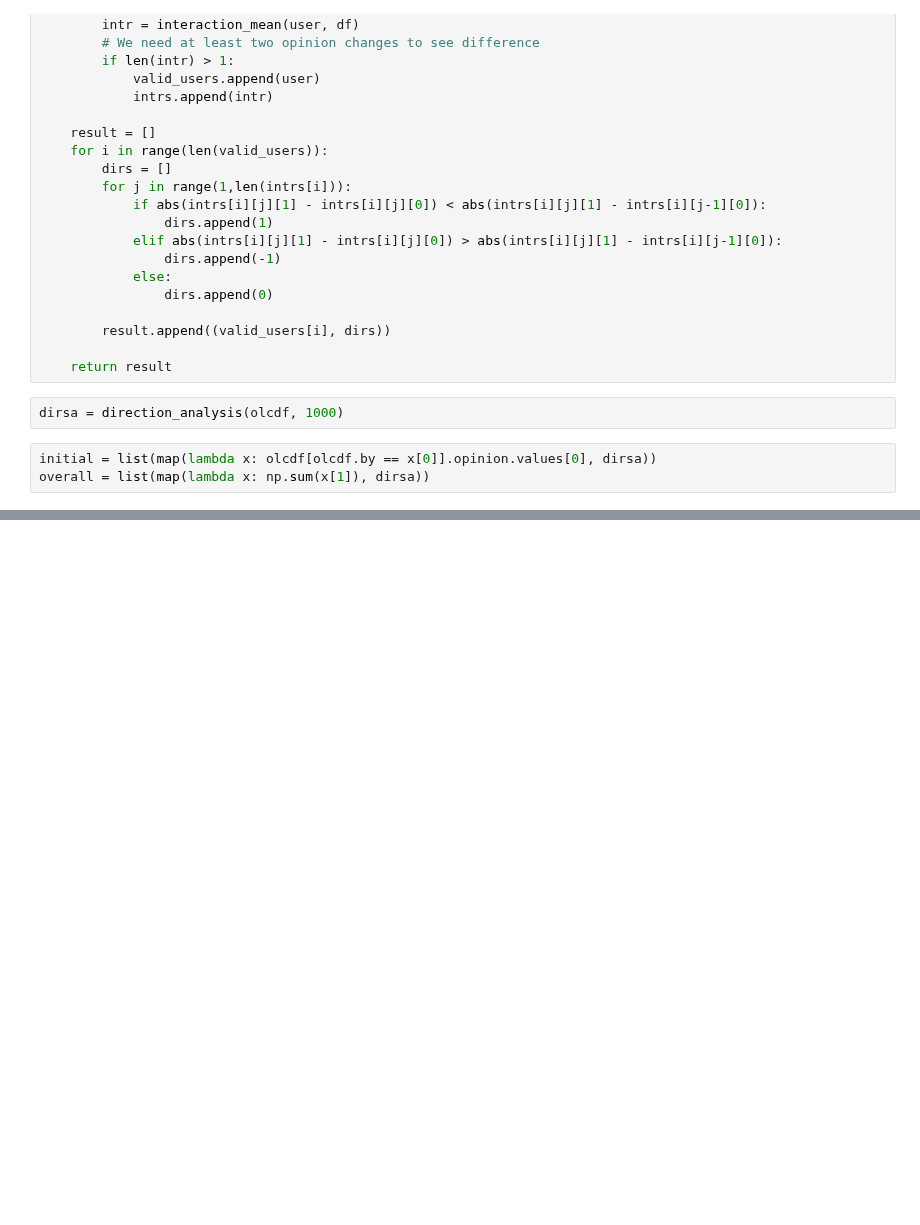
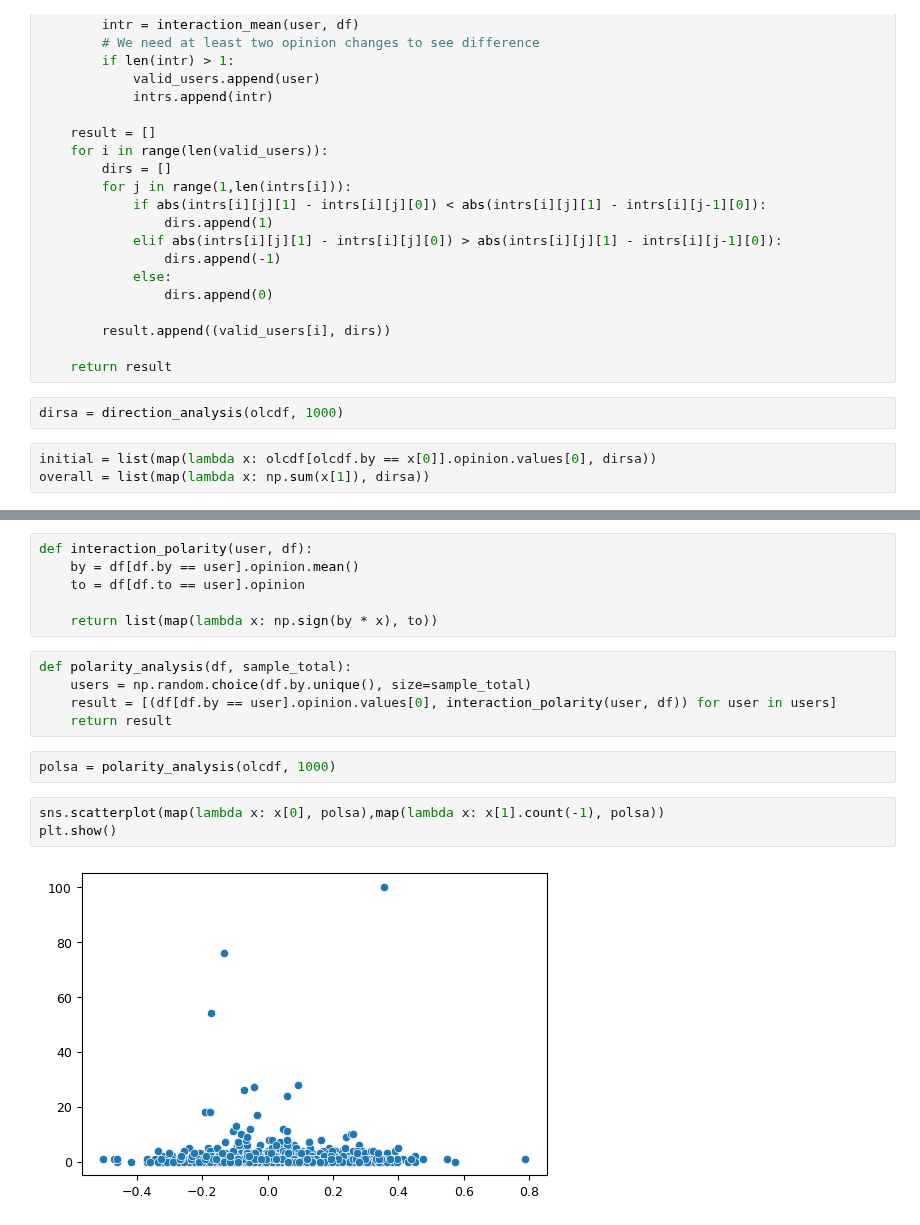
Before and after one commit to J0HNN7G/politic-polar-epsrc, a Jupyter notebook: twitter.ipynb, the cells around one changed output, grey strips where cells are left out. Saved outputs shown, nothing was run; the diff lists cells and outputs as text; blank space fills up the shorter version.

```diff
--- a/twitter.ipynb
+++ b/twitter.ipynb
@@ -556,0 +554,18 @@ sns.scatterplot(map(abs, initial), overall, )
+# %%
+def interaction_polarity(user, df):
+    by = df[df.by == user].opinion.mean()
+    to = df[df.to == user].opinion
+
+    return list(map(lambda x: np.sign(by * x), to))
+# %%
+def polarity_analysis(df, sample_total):
+    users = np.random.choice(df.by.unique(), size=sample_total)
+    result = [(df[df.by == user].opinion.values[0], interaction_polarity(user, df)) for user in users]
+    return result
+# %%
+polsa = polarity_analysis(olcdf, 1000)
+# %%
+sns.scatterplot(map(lambda x: x[0], polsa),map(lambda x: x[1].count(-1), polsa))
+plt.show()
+# %% [output]
+[figure, added]
```
Also changed, not shown: parts of 7 cells of this notebook.
